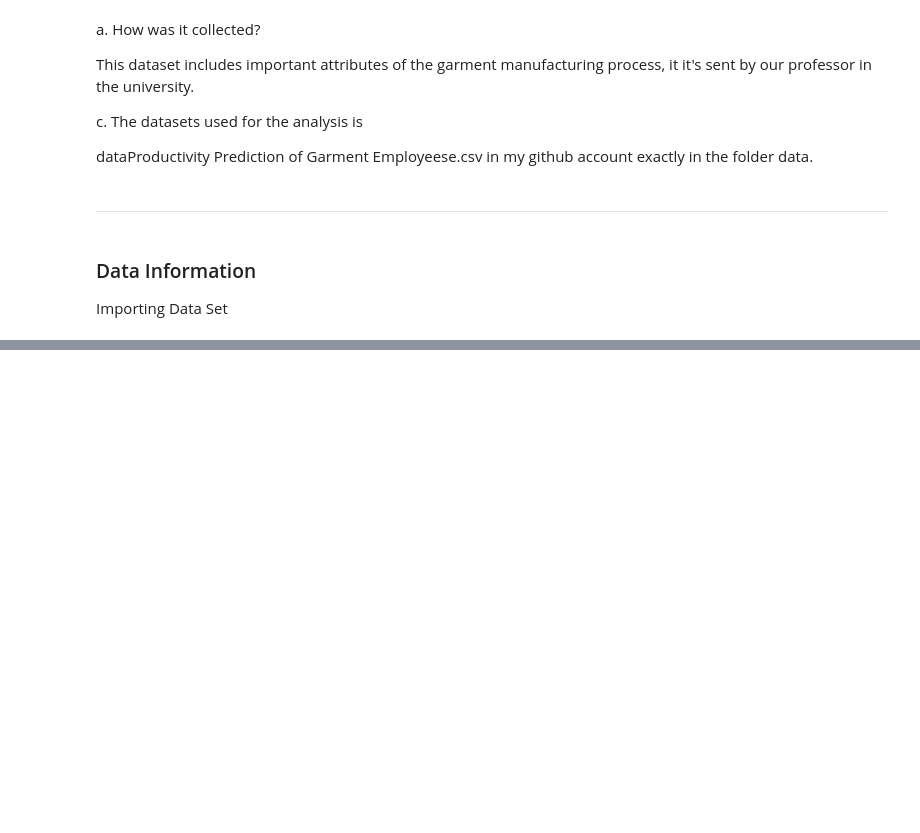
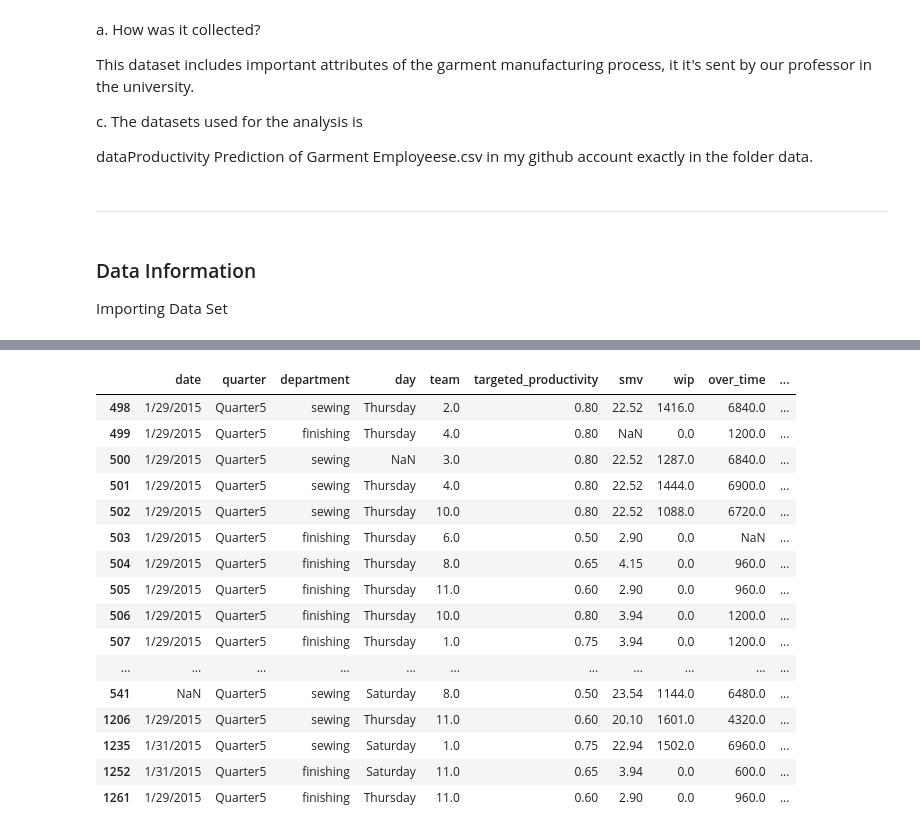
Before and after one commit to ziedtuihri/Data_Science_Projects, a Jupyter notebook: garment_productivit.ipynb, the cells around one changed output, grey strips where cells are left out. Cells and saved outputs as stored; diff of their text form; code cells hidden in the pictures; blank space fills up the shorter version.

```diff
--- a/garment_productivit.ipynb
+++ b/garment_productivit.ipynb
@@ -112,0 +239,4 @@ df.describe()
+# %%
+df['department']=df['department'].str.strip()
+# %%
+df['department'] = df['department'].str.replace("sweing", "sewing")
@@ -112,0 +255,2 @@ df.describe()
+# %%
+df['wip'].fillna(value=0, inplace=True)
@@ -112,0 +307,6 @@ df.describe()
+# %%
+# Option 1: Fill NaN values with 0 before converting
+df['no_of_workers'] = df['no_of_workers'].fillna(0).apply(lambda x: int(x))
+
+
+df['no_of_workers'] = df['no_of_workers'].apply(lambda x: int(x))
@@ -112,0 +373,22 @@ df.describe()
+# %%
+
+#exploring the anomalous quarter5
+df[df['quarter'] == 'Quarter5']
+# %% [output]
+|  | date | quarter | department | day | team | targeted_productivity | smv | wip | over_time | ... |
+| 498 | 1/29/2015 | Quarter5 | sewing | Thursday | 2.0 | 0.80 | 22.52 | 1416.0 | 6840.0 | ... |
+| 499 | 1/29/2015 | Quarter5 | finishing | Thursday | 4.0 | 0.80 | NaN | 0.0 | 1200.0 | ... |
+| 500 | 1/29/2015 | Quarter5 | sewing | NaN | 3.0 | 0.80 | 22.52 | 1287.0 | 6840.0 | ... |
+| 501 | 1/29/2015 | Quarter5 | sewing | Thursday | 4.0 | 0.80 | 22.52 | 1444.0 | 6900.0 | ... |
+| 502 | 1/29/2015 | Quarter5 | sewing | Thursday | 10.0 | 0.80 | 22.52 | 1088.0 | 6720.0 | ... |
+| 503 | 1/29/2015 | Quarter5 | finishing | Thursday | 6.0 | 0.50 | 2.90 | 0.0 | NaN | ... |
+| 504 | 1/29/2015 | Quarter5 | finishing | Thursday | 8.0 | 0.65 | 4.15 | 0.0 | 960.0 | ... |
+| 505 | 1/29/2015 | Quarter5 | finishing | Thursday | 11.0 | 0.60 | 2.90 | 0.0 | 960.0 | ... |
+| 506 | 1/29/2015 | Quarter5 | finishing | Thursday | 10.0 | 0.80 | 3.94 | 0.0 | 1200.0 | ... |
+| 507 | 1/29/2015 | Quarter5 | finishing | Thursday | 1.0 | 0.75 | 3.94 | 0.0 | 1200.0 | ... |
+| ... | ... | ... | ... | ... | ... | ... | ... | ... | ... | ... |
+| 541 | NaN | Quarter5 | sewing | Saturday | 8.0 | 0.50 | 23.54 | 1144.0 | 6480.0 | ... |
+| 1206 | 1/29/2015 | Quarter5 | sewing | Thursday | 11.0 | 0.60 | 20.10 | 1601.0 | 4320.0 | ... |
+| 1235 | 1/31/2015 | Quarter5 | sewing | Saturday | 1.0 | 0.75 | 22.94 | 1502.0 | 6960.0 | ... |
+| 1252 | 1/31/2015 | Quarter5 | finishing | Saturday | 11.0 | 0.65 | 3.94 | 0.0 | 600.0 | ... |
+| 1261 | 1/29/2015 | Quarter5 | finishing | Thursday | 11.0 | 0.60 | 2.90 | 0.0 | 960.0 | ... |
```
Also changed, not shown: parts of 35 cells of this notebook.
